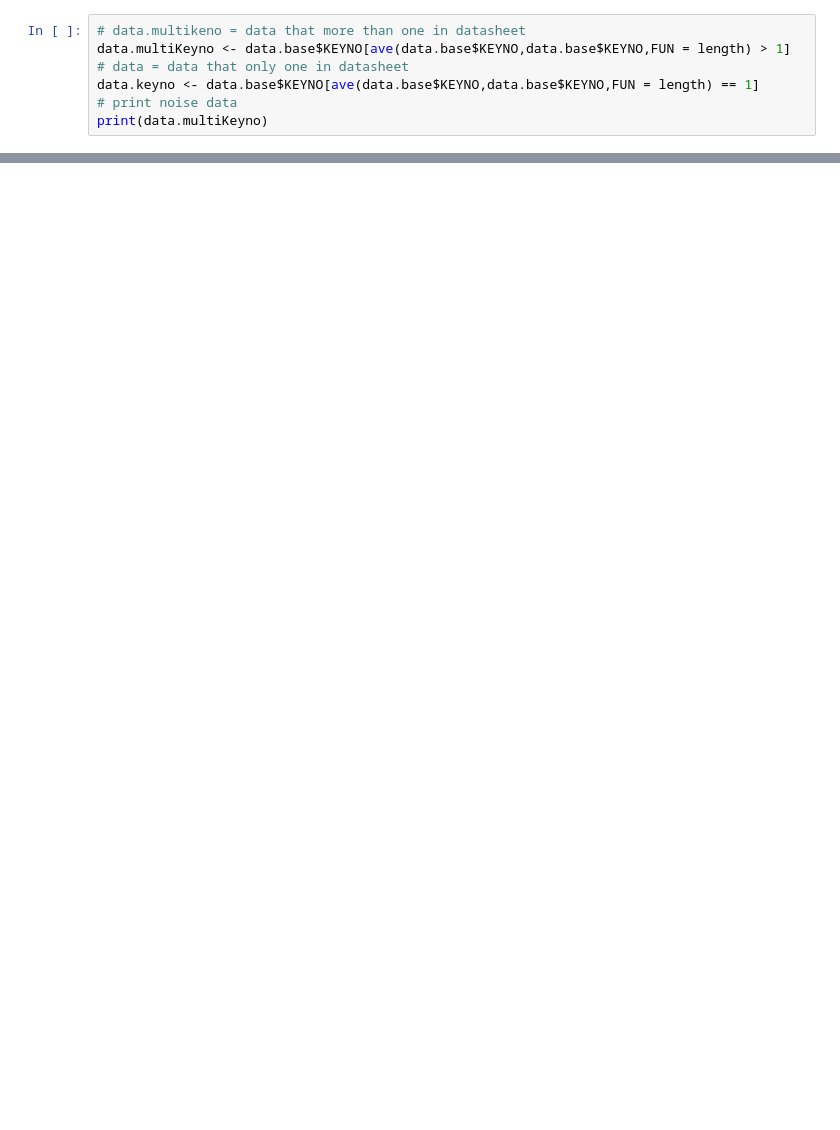
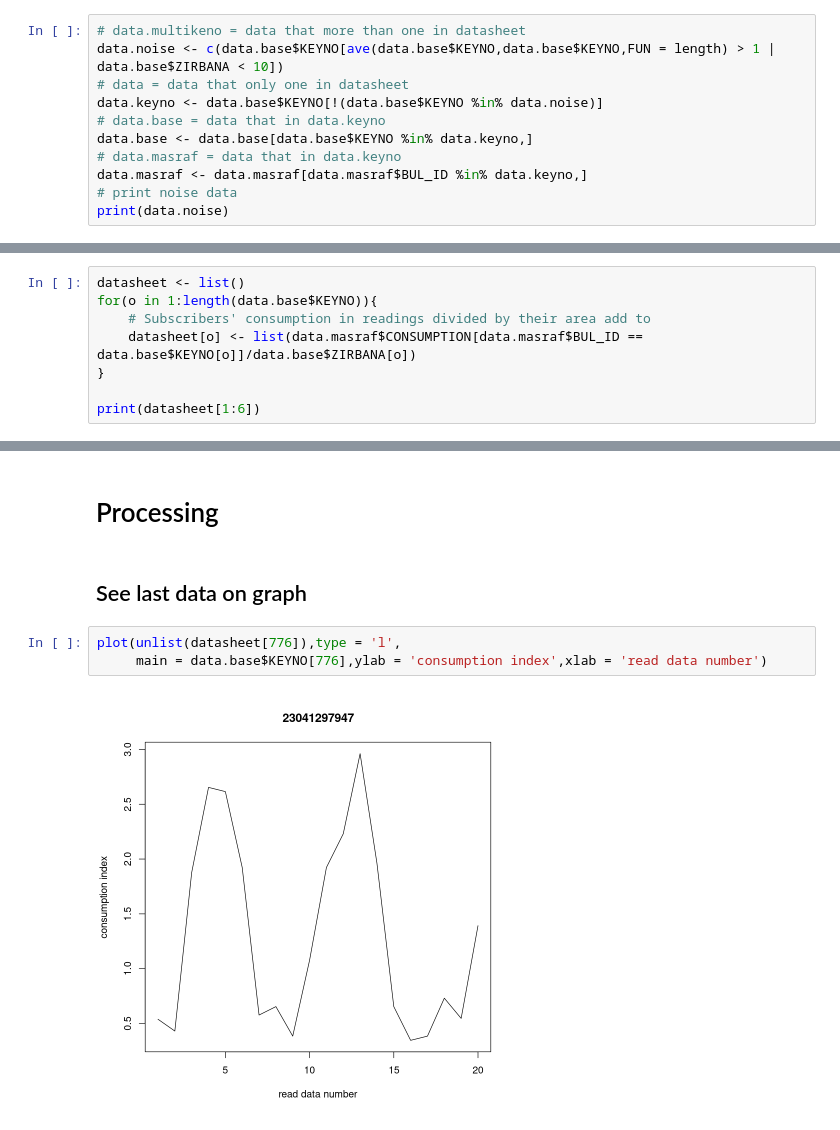
Before and after one commit to NoraMiray/Gas-AI, a Jupyter notebook: source.ipynb, the cells around one changed output, grey strips where cells are left out. Drawn from its saved outputs; the diff is of its cells as text; blank space fills up the shorter version.

```diff
--- a/source.ipynb
+++ b/source.ipynb
@@ -24,8 +33,12 @@ print(data.base)
 # %%
 # data.multikeno = data that more than one in datasheet
-data.multiKeyno <- data.base$KEYNO[ave(data.base$KEYNO,data.base$KEYNO,FUN = length) > 1]
+data.noise <- c(data.base$KEYNO[ave(data.base$KEYNO,data.base$KEYNO,FUN = length) > 1 | data.base$ZIRBANA < 10])
 # data = data that only one in datasheet
-data.keyno <- data.base$KEYNO[ave(data.base$KEYNO,data.base$KEYNO,FUN = length) == 1]
+data.keyno <- data.base$KEYNO[!(data.base$KEYNO %in% data.noise)]
+# data.base = data that in data.keyno
+data.base <- data.base[data.base$KEYNO %in% data.keyno,]
+# data.masraf = data that in data.keyno
+data.masraf <- data.masraf[data.masraf$BUL_ID %in% data.keyno,]
 # print noise data
-print(data.multiKeyno)
+print(data.noise)
 # %% [output]
@@ -75,0 +64,8 @@ print(data.base$KEYNO[data.masraf$BUL_ID])
+# %%
+datasheet <- list()
+for(o in 1:length(data.base$KEYNO)){
+    # Subscribers' consumption in readings divided by their area add to
+    datasheet[o] <- list(data.masraf$CONSUMPTION[data.masraf$BUL_ID == data.base$KEYNO[o]]/data.base$ZIRBANA[o])
+}
+
+print(datasheet[1:6])
@@ -75,0 +90,9 @@ print(data.base$KEYNO[data.masraf$BUL_ID])
+# %% [markdown]
+# Processing
+# %% [markdown]
+## See last data on graph
+# %%
+plot(unlist(datasheet[776]),type = 'l',
+     main = data.base$KEYNO[776],ylab = 'consumption index',xlab = 'read data number')
+# %% [output]
+[figure, added]
```
Also changed, not shown: parts of 12 cells of this notebook.
